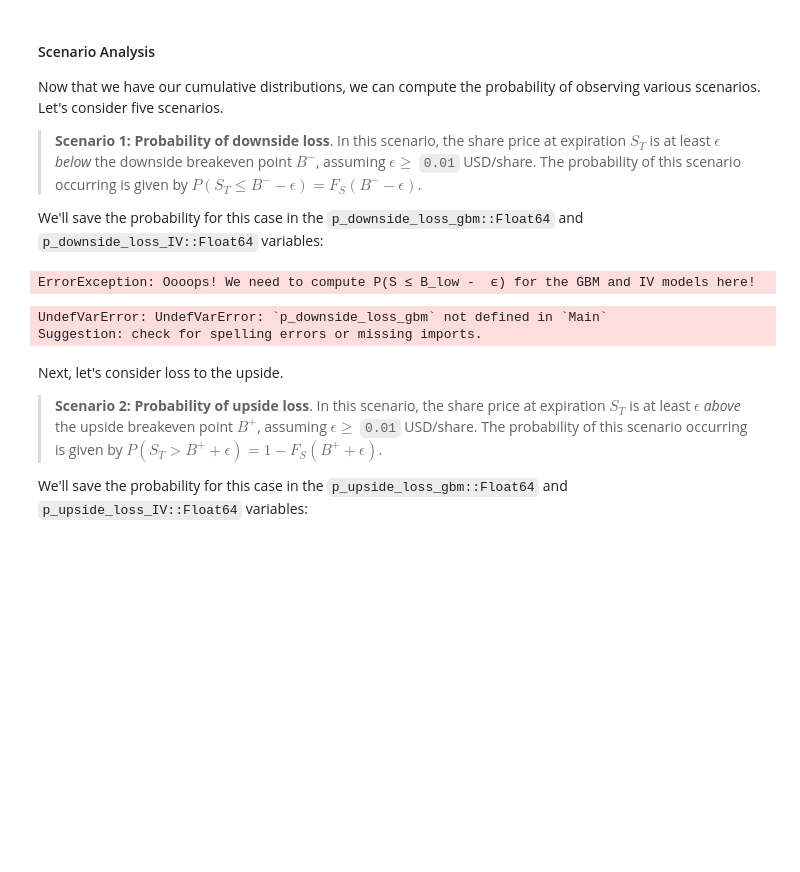
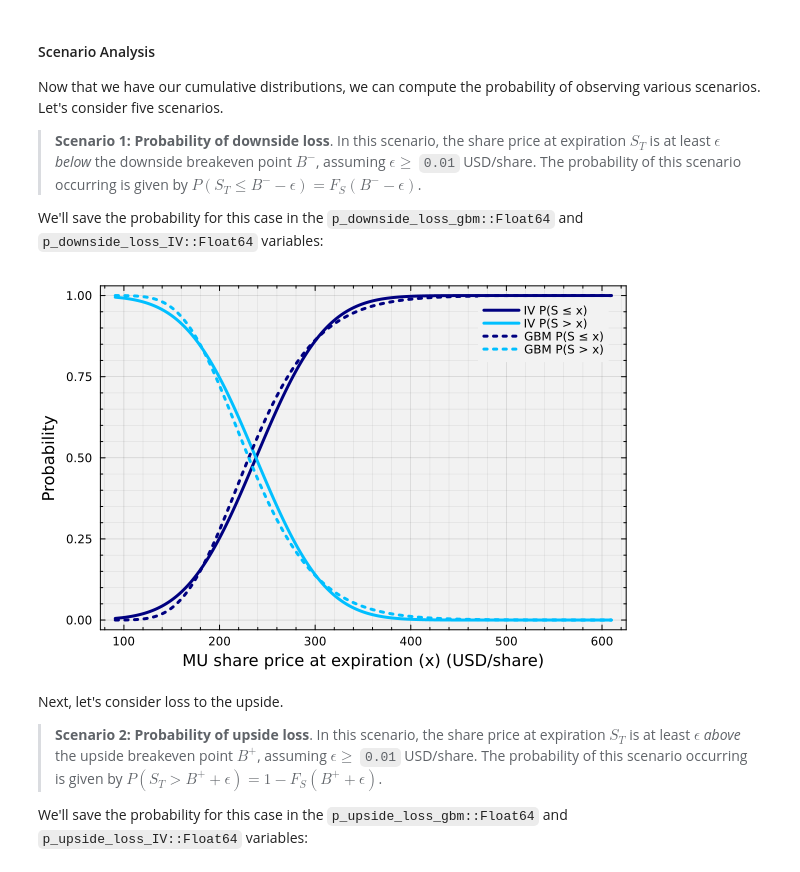
Before and after one commit to CHEME-5660-Classroom-Cornell/ps5-5660-f25-alajwadha, a Jupyter notebook: PS5-CHEME-5660-Student-Notebook-Fall-2025.ipynb, the cells around one changed output. Saved outputs shown, nothing was run; the diff lists cells and outputs as text; code cells hidden in the pictures; blank space fills up the shorter version.

```diff
--- a/PS5-CHEME-5660-Student-Notebook-Fall-2025.ipynb
+++ b/PS5-CHEME-5660-Student-Notebook-Fall-2025.ipynb
@@ -618,8 +600,7 @@ Suggestion: check for spelling errors or missing imports.
 # %% [markdown]
 We've previously shown that sampling a GBM model emits a LogNormal share price distribution. Fit a [LogNormal distribution exported by the Distributions.jl package](https://juliastats.org/Distributions.jl/stable/univariate/#Distributions.LogNormal) using the [fit_mle(...) function exported by Distributions.jl](https://juliastats.org/Distributions.jl/stable/fit/#Distributions.fit_mle-Tuple{Any,%20Any}), and save this in the `d_gbm` variable:
 # %%
-# TODO: Uncomment the line below to fit a LogNormal distribution to the endpoint samples using MLE
-# d_gbm = fit_mle(LogNormal, endpoint_samples);
+d_gbm = fit_mle(LogNormal, endpoint_samples);
 # %% [markdown]
 `Unhide` the code block below to see how we plotted the future share price of `MU` generated using a risk-neutral single-asset geometric Brownian motion model parameterized using implied volatility.
 > __What do we see?__ The geometric Brownian motion generates future share prices that are [log-normally distributed](https://en.wikipedia.org/wiki/Log-normal_distribution) (blue line) (confirmed by the check above). The [maximum-likelihood estimation](https://en.wikipedia.org/wiki/Maximum_likelihood_estimation) of the distribution produces a model that describes the simulated endpoint sample share prices (red line).
@@ -655,8 +635,7 @@ using the [Normal type exported by the Distributions.jl package](https://juliast
 
 This is only an approximate model of the future share price. However, this model is widely used to generate quick estimates of future share price ranges using the forward-looking implied volatility `IV`. Let's save the Normal IV distribution $\mathcal{N}(\mu_{IV},\sigma_{IV})$ in the `d_IV` variable (don't forget to use $\bar{\sigma}$ for the implied volatility, as a decimal):
 # %%
-# TODO: uncomment the line below to fit a Normal distribution to the IV "model" for future share prices
-# d_IV = Normal(Sₒ*exp(risk_free_rate*DTE*Δt), Sₒ*(σ̄)*sqrt(DTE*Δt));
+d_IV = Normal(Sₒ*exp(risk_free_rate*DTE*Δt), Sₒ*(σ̄)*sqrt(DTE*Δt));
 # %% [markdown]
 `Unhide` the code block below to see how we plotted the `d_gbm::LogNormal` and `d_IV::Normal` future share price densities at the contract's expiration date.
 
@@ -754,27 +731,35 @@ Now that we have our cumulative distributions, we can compute the probability of
 
 We'll save the probability for this case in the `p_downside_loss_gbm::Float64` and `p_downside_loss_IV::Float64` variables:
 # %%
-p_downside_loss_gbm, p_downside_loss_IV = let
+X = let
+    number_of_samples = length(endpoint_samples);
+    X = Array{Float64,2}(undef, number_of_samples, 3);
+    S = Array{Float64,1}();
+    for i ∈ eachindex(endpoint_samples)
+        push!(S,endpoint_samples[i]);
+    end
+    S = sort(S);
 
-    # initialize
-    ϵ = 0.01; # 1/100 USD
-    p_downside_loss_gbm = nothing;
-    p_downside_loss_IV = nothing;
+    for i ∈ eachindex(S)
 
-    # TODO: Compute P(S < B_low -  ϵ) for the GBM and IV models
-    # TODO: Don't forget to comment out the throw statement below after you compute the probabilities
-    throw(ErrorException("Oooops! We need to compute P(S ≤ B_low -  ϵ) for the GBM and IV models here!"))
+        X[i,1] = S[i];
+        X[i,2] = cdf(d_gbm, S[i]);
+        X[i,3] = cdf(d_IV, S[i]);
+    end
 
-    # return data -
-    p_downside_loss_gbm, p_downside_loss_IV
-end;
+    plot(X[:,1], X[:,3], lw=3, c=:navy, label="IV P(S ≤ x)", xminorticks=5, yminorticks=5, bg="gray95", background_color_outside="white", framestyle = :box, fg_legend = :transparent, minorgrid = true)
+    plot!(X[:,1], 1 .- X[:,3], lw=3, c=:deepskyblue1, label="IV P(S > x)")
+
+    plot!(X[:,1], X[:,2], lw=3, c=:navy, label="GBM P(S ≤ x)", xminorticks=5, yminorticks=5, ls=:dot)
+    plot!(X[:,1], 1 .- X[:,2], lw=3, c=:deepskyblue1, label="GBM P(S > x)", ls=:dot)
+
+    xlabel!("MU share price at expiration (x) (USD/share)", fontsize=18);
+    ylabel!("Probability", fontsize=18);
+end
 # %% [output]
-ErrorException: Oooops! We need to compute P(S ≤ B_low -  ϵ) for the GBM and IV models here!
+[figure, added]
 # %%
-println("Scenario 1: Probability of downside loss (GBM,IV) = ($(p_downside_loss_gbm),$(p_downside_loss_IV))")
+do_I_see_the_CDF_plot = true; # set this value {true | false}
-# %% [output]
-UndefVarError: UndefVarError: `p_downside_loss_gbm` not defined in `Main`
-Suggestion: check for spelling errors or missing imports.
 # %% [markdown]
 Next, let's consider loss to the upside.
 > __Scenario 2: Probability of upside loss__. In this scenario, the share price at expiration $S_{T}$ is at least $\epsilon$ _above_ the upside breakeven point $B^{+}$, assuming $\epsilon \geq $ `0.01` USD/share. The probability of this scenario occurring is given by $P(S_{T}>B^{+} + \epsilon) = 1 - F_{S}\left(B^{+} + \epsilon\right)$.
```
Also changed, not shown: parts of 36 cells of this notebook, 3 other files.
